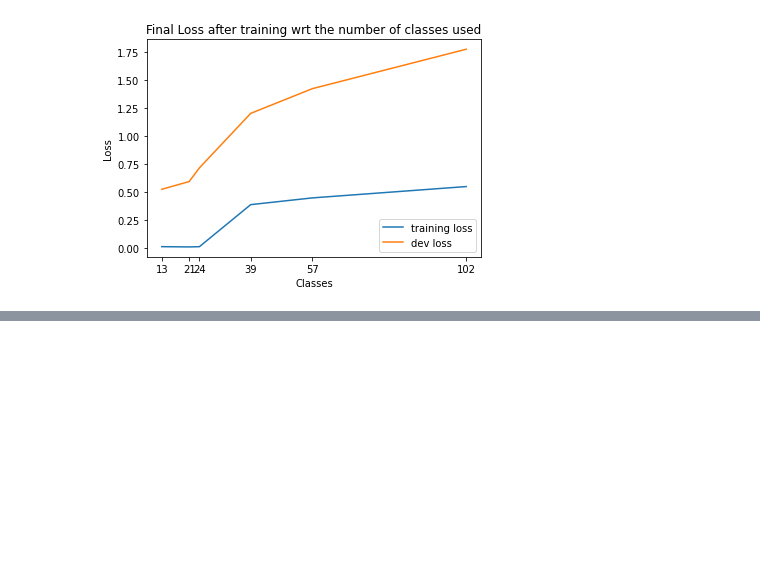
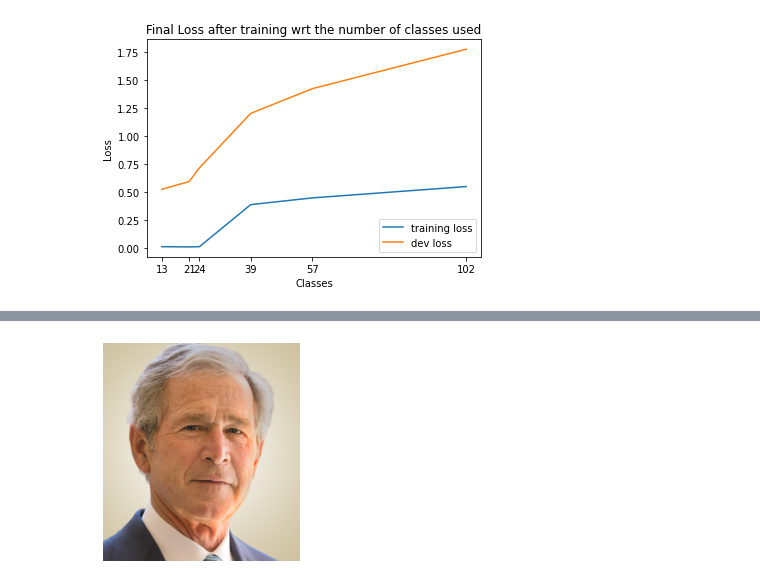
Before and after one commit to NankoCS/CelebRecognition, a Jupyter notebook: application.ipynb, the cells around one changed output, grey strips where cells are left out. Cells and saved outputs as stored; diff of their text form; code cells hidden in the pictures; blank space fills up the shorter version.

```diff
--- a/application.ipynb
+++ b/application.ipynb
@@ -100,4 +96,41 @@ print("Prediction: ", class_names[maxIndex])
 ['Ariel_Sharon', 'Colin_Powell', 'Donald_Rumsfeld', 'George_W_Bush', 'Gerhard_Schroeder', 'Hugo_Chavez', 'Jacques_Chirac', 'Jean_Chretien', 'John_Ashcroft', 'Junichiro_Koizumi', 'Serena_Williams', 'To ...
 Prediction:  George_W_Bush
 [figure]
+# %%
+def make_prediction(url, validation_dataset = validation_dataset, top = 1):
+    # open the url
+    res = request.urlopen(url)
+    # cast to an image
+    img = np.asarray(bytearray(res.read()), dtype='uint8')
+    # Add the color variable
+    img = cv2.imdecode(img, cv2.IMREAD_COLOR)
+    # Add RGB readability
+    img = cv2.cvtColor(img, cv2.COLOR_BGR2RGB)
+
+    plt.axis("off")
+    plt.imshow(img)
+    # setting a detector to specifically detect the face only part of the image
+    detector = MTCNN()
+    border_rel = 0 # increase or decrease zoom on image
+    # detect faces in the image
+    detections = detector.detect_faces(img)
+    x1, y1, width, height = detections[0]['box']
+    dw = round(width * border_rel)
+    dh = round(height * border_rel)
+    x2, y2 = x1 + width + dw, y1 + height + dh
+    face = img[y1:y2, x1:x2]
+    # resize pixels to the model size
+    face = PIL.Image.fromarray(face)
+    face = face.resize((224, 224))
+    face = np.asarray(face)
+
+    face.resize((224,224,3))
+    face = np.expand_dims(face, axis = 0)
+    # Make the prediction
+    prediction = model.predict(face)
+    # Get the biggest index of the image
+    maxIndex = prediction.argmax()
+    # print(maxIndex)
+    class_names = validation_dataset.class_names
+    print("Prediction: ", class_names[maxIndex], " - " + str(prediction[0][maxIndex]))
 # %%
@@ -254,3 +290,7 @@ plt.show()
 # %% [output]
 [figure]
 [figure]
+# %%
+url_bush = "https://www.speakersla.com/wp-content/uploads/2019/05/George-W-Bush-new.jpg"
+make_prediction(url_bush)
+# %% [output]
@@ -256,0 +311 @@ plt.show()
+[figure, added]
```
Also changed, not shown: parts of 8 cells of this notebook.
